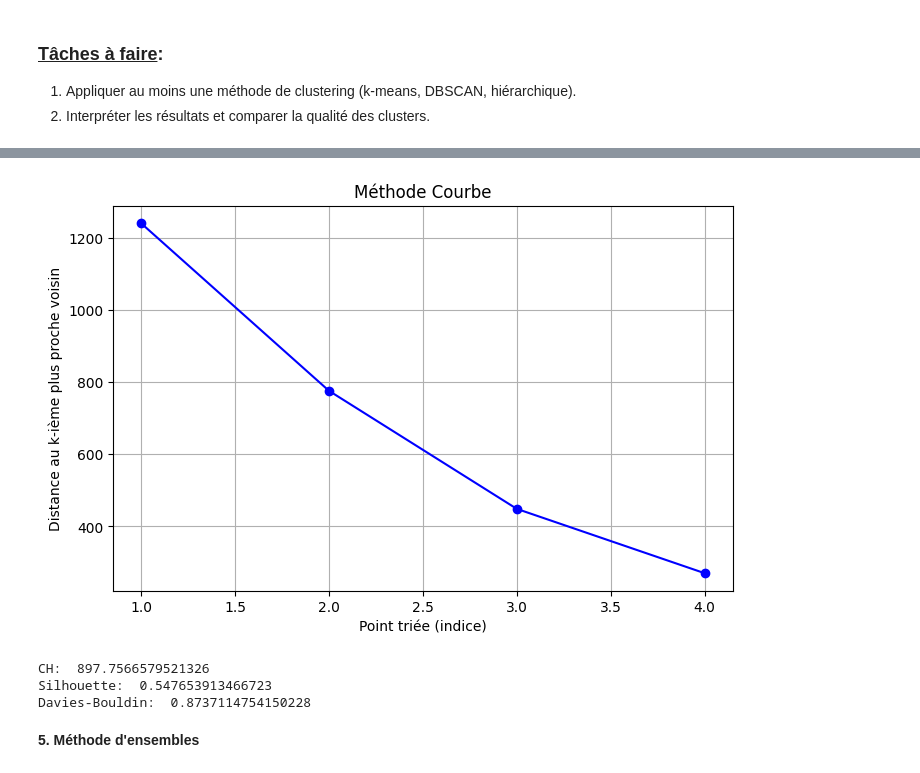
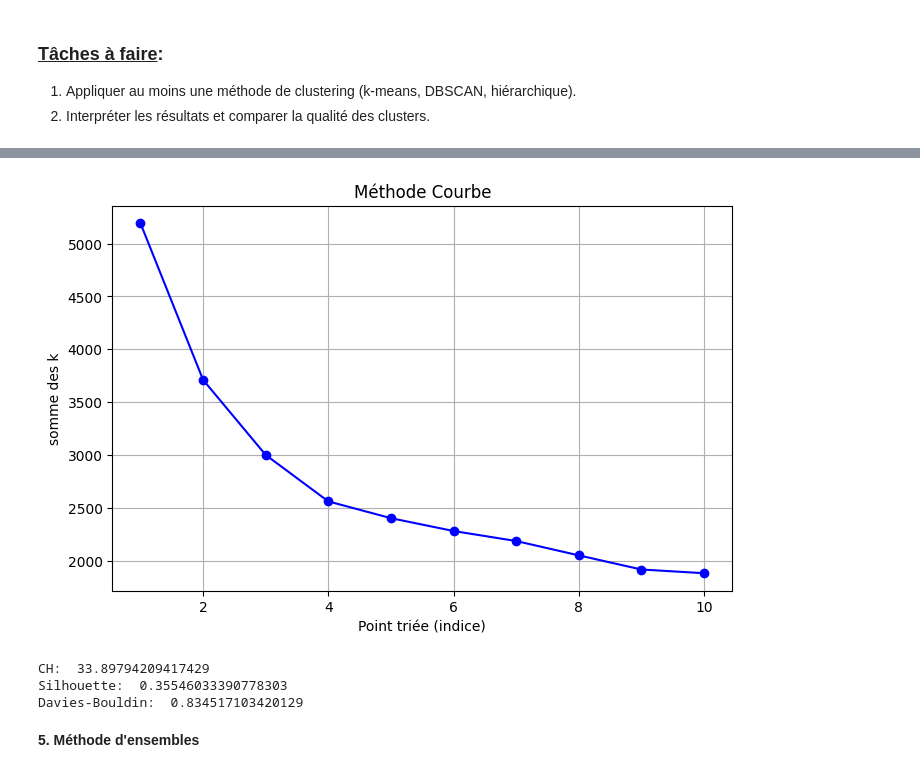
Before and after one commit to 2675781-creator/UA3ProjetPerformanceAcademiqueEtudiants, a Jupyter notebook: notebooks/projet_UA3.ipynb, the cells around one changed output, grey strips where cells are left out. Cells and saved outputs as stored; diff of their text form; code cells hidden in the pictures.

```diff
--- a/notebooks/projet_UA3.ipynb
+++ b/notebooks/projet_UA3.ipynb
@@ -485,8 +484,8 @@ X_train.head()
 | 594 | female | group C | bachelor's degree | standard | 92 | 100 | 99 |
 # %%
 # Pretraitement direct/manuel
-X_train_t = preprocessor_categoriel.fit_transform(X_train)
-X_test_t = preprocessor_categoriel.transform(X_test) # avec transform on évite la fuite de données
+X_train = preprocessor_categoriel.fit_transform(X_train)
+X_test = preprocessor_categoriel.transform(X_test)  # avec transform on évite la fuite de données
 # %% [markdown]
 ### **3. Modélisation supervisée**
 # %% [markdown]
@@ -545,21 +544,21 @@ Score pipelin arbre: 0.612
 Score de précision (Arbre):  0.4642857142857143
 rappel (Arbre):  0.5842696629213483
 # %%
-#pipeline normaliser pour SVM
-pipeline_svm= Pipeline(steps=[
+#pipeline standardiser pour SVM
+pipeline_scaler_svm= Pipeline(steps=[
     ("preprocessing", preprocessor_categoriel),
     ("scaler", StandardScaler()),
     ("svm", SVC(kernel='rbf', probability=True, random_state=SEED))
 ])
 #Entrainements
-pipeline_svm.fit(X_train, y_train)
-print("Score pipelin svm:", pipeline_svm.score(X_test, y_test))
+pipeline_scaler_svm.fit(X_train_p, y_train_p)
+print("Score pipelin svm:", pipeline_scaler_svm.score(X_test_p, y_test_p))
 
 #prédictions
-pred_svm_pipeline = pipeline_svm.predict(X_test)
+pred_svm_pipeline = pipeline_scaler_svm.predict(X_test_p)
 
-print("Score de précision (SVM): ", precision_score(y_test, pred_svm_pipeline))
-print("rappel (SVM): ", recall_score(y_test, pred_svm_pipeline))
+print("Score de précision (SVM): ", precision_score(y_test_p, pred_svm_pipeline))
+print("rappel (SVM): ", recall_score(y_test_p, pred_svm_pipeline))
 # %% [output]
 Score pipelin svm: 0.688
 Score de précision (SVM):  0.6410256410256411
@@ -588,13 +587,14 @@ from sklearn.cluster import KMeans, DBSCAN, AgglomerativeClustering
 from sklearn.metrics import calinski_harabasz_score, davies_bouldin_score, silhouette_score
 
 # Clustering K-means
-k=4
 
-kmeans = KMeans(n_clusters=k, random_state=42)
-pred_kmeans = kmeans.fit_predict(X_transformed)
+for k in range(2,10):
+    kmeans = KMeans(n_clusters=k, random_state=SEED)
+    pred_kmeans = kmeans.fit_predict(X_train)
 
-# Évaluation avec CH, Silhouette, DB
-print("CH: ", calinski_harabasz_score(X_transformed, pred_kmeans))
-print("Silhouette: ", silhouette_score(X_transformed, pred_kmeans))
-print("Davies-Bouldin: ", davies_bouldin_score(X_transformed, pred_kmeans))
+    # Évaluation avec CH, Silhouette, DB
+    print(f"\nNombre de clusters: {k}")
+    print(f"CH: , {calinski_harabasz_score(X_train, pred_kmeans):.2f}")
+    print(f"Silhouette: , {silhouette_score(X_train, pred_kmeans):.3f}")
+    print(f"Davies-Bouldin: , {davies_bouldin_score(X_train, pred_kmeans):.3f}")
 # %% [output]
@@ -602,33 +640,35 @@ NameError: name 'X_transformed' is not defined
 # %%
 inertia = []
 
-K_range = range(1,5)
+K_range = range(1,11)
 
 for k in K_range:
-    kmeans= KMeans(n_clusters=k, random_state=42)
-    pred_kmeans = kmeans.fit(X_transformed)
+    kmeans= KMeans(n_clusters=k, random_state=SEED)
+    pred_kmeans = kmeans.fit(X_train)
     inertia.append(kmeans.inertia_)
     pass
 
 plt.figure(figsize=(8,5))
 plt.plot(K_range, inertia, marker='o', color='b')
 plt.title("Méthode Courbe")
 plt.xlabel("Point triée (indice)")
-plt.ylabel("Distance au k-ième plus proche voisin")
+plt.ylabel("somme des k")
 plt.grid()
 # %% [output]
-[figure, old version]
+[figure, new version]
 # %%
-dbscan = DBSCAN(eps=0.4, min_samples=4)
-pred_db = dbscan.fit_predict(X)
+#Calcul du DBSCAN
+dbscan = DBSCAN(eps=2.0, min_samples=20)
 
-print("CH: ", calinski_harabasz_score(X, pred_db))
-print("Silhouette: ", silhouette_score(X, pred_db))
-print("Davies-Bouldin: ", davies_bouldin_score(X, pred_db))
+pred_db = dbscan.fit_predict(X_train)
+
+print("CH: ", calinski_harabasz_score(X_train, pred_db))
+print("Silhouette: ", silhouette_score(X_train, pred_db))
+print("Davies-Bouldin: ", davies_bouldin_score(X_train, pred_db))
 # %% [output]
-CH:  897.7566579521326
-Silhouette:  0.547653913466723
-Davies-Bouldin:  0.8737114754150228
+CH:  33.89794209417429
+Silhouette:  0.35546033390778303
+Davies-Bouldin:  0.834517103420129
 # %%
 ward=AgglomerativeClustering()
 # %% [markdown]
```
Also changed, not shown: parts of 7 cells of this notebook, 1 other file.
